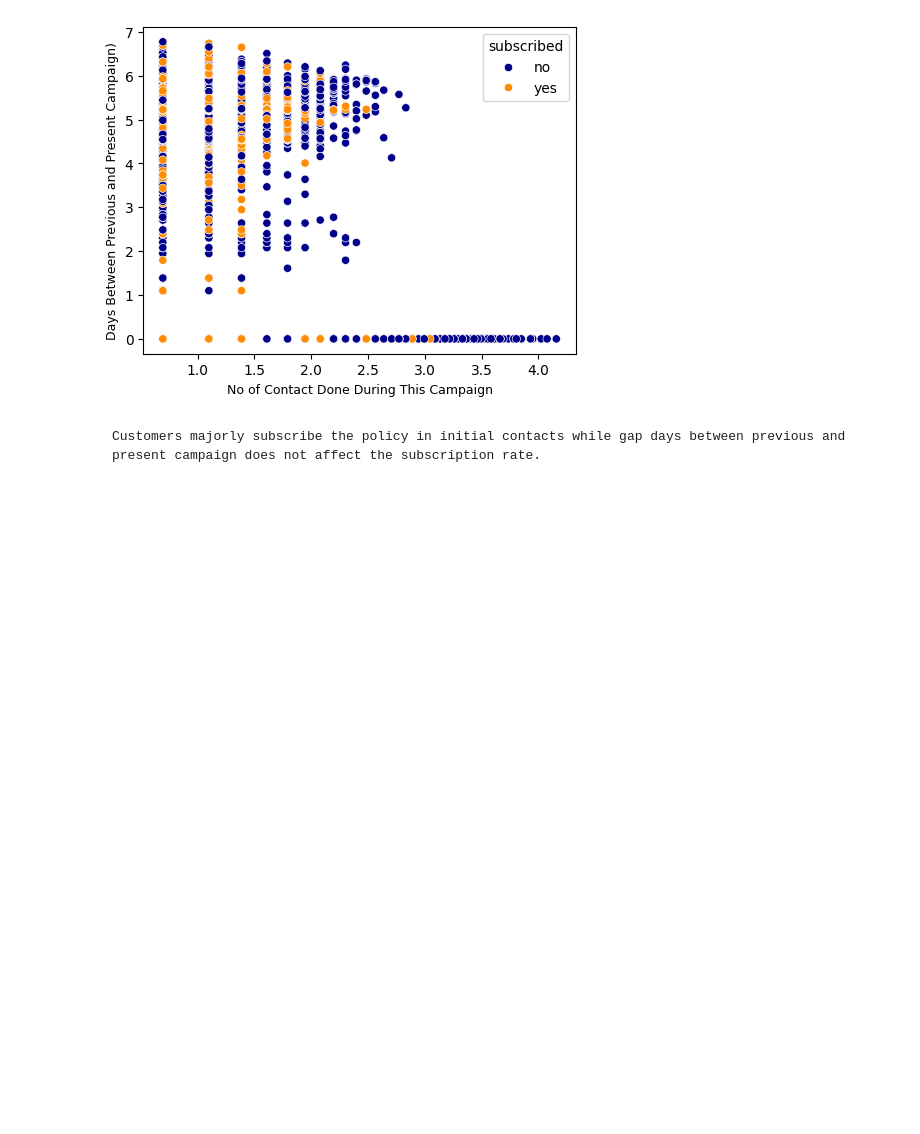
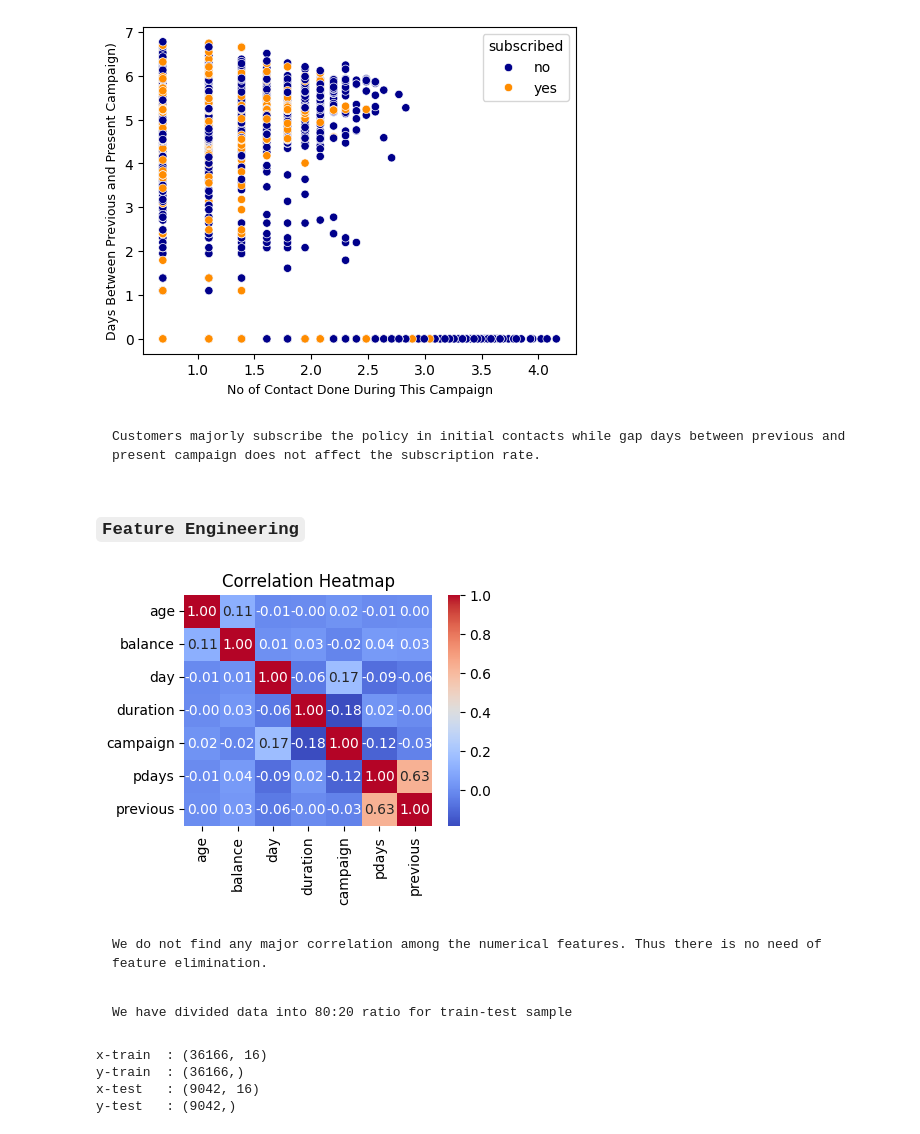
Before and after one commit to Padhanaya/apex-project2, a Jupyter notebook: apex.ipynb, the cells around one changed output. Drawn from its saved outputs; the diff is of its cells as text; code cells hidden in the pictures; blank space fills up the shorter version.

Commit message:
Feature Engineering

````diff
--- a/apex.ipynb
+++ b/apex.ipynb
@@ -642,3 +635,20 @@ plt.show()
 ```
 Customers majorly subscribe the policy in initial contacts while gap days between previous and present campaign does not affect the subscription rate.
 ```
+# %% [markdown]
+### `Feature Engineering`
+# %%
+# Applying Pearson correlation method
+corr_mat = df.corr(numeric_only = True)
+# %%
+# Generating heatmap of correlation among features
+plt.figure(figsize=(4, 3))
+sns.heatmap(corr_mat, annot=True, cmap='coolwarm', fmt=".2f")
+plt.title("Correlation Heatmap")
+plt.show()
+# %% [output]
+[figure, added]
+# %% [markdown]
+```
+We do not find any major correlation among the numerical features. Thus there is no need of feature elimination.
+```
@@ -644,0 +661,15 @@ Customers majorly subscribe the policy in initial contacts while gap days betwee
+# %% [markdown]
+```
+We have divided data into 80:20 ratio for train-test sample
+```
+# %%
+# Printing shape of train test data
+print("x-train  :",x_train.shape)
+print("y-train  :",y_train.shape)
+print("x-test   :",x_test.shape)
+print("y-test   :",y_test.shape)
+# %% [output]
+x-train  : (36166, 16)
+y-train  : (36166,)
+x-test   : (9042, 16)
+y-test   : (9042,)
````
Also changed, not shown: parts of 13 cells of this notebook.
